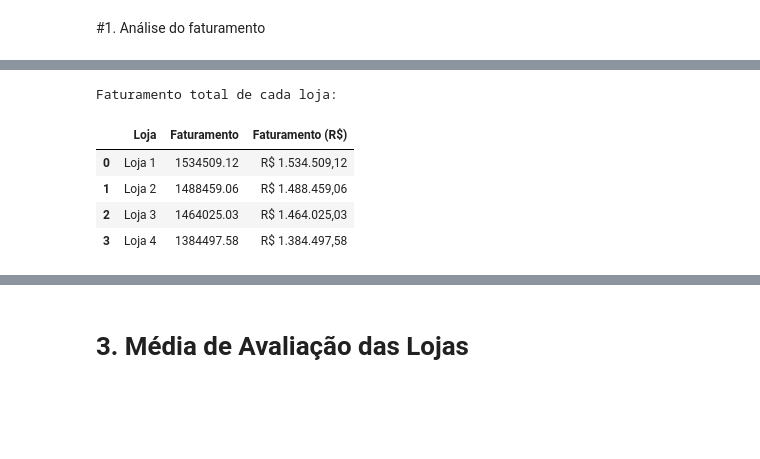
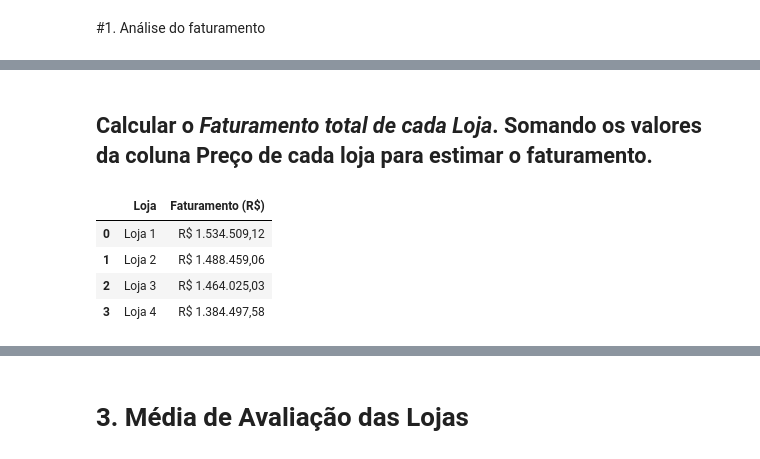
Before and after one commit to Mega-737/Amigo-Secreto-Challenge-, a Jupyter notebook: AluraStoreBr.ipynb, the cells around one changed output, grey strips where cells are left out. Saved outputs shown, nothing was run; the diff lists cells and outputs as text; code cells hidden in the pictures; blank space fills up the shorter version.

```diff
--- a/AluraStoreBr.ipynb
+++ b/AluraStoreBr.ipynb
@@ -30,3 +28,5 @@ loja.head()
+# %% [markdown]
+## Calcular o *Faturamento total de cada Loja*.                               Somando os valores da coluna Preço de cada loja para estimar o faturamento.
 # %%
 # Importando bibliotecas
 import pandas as pd
@@ -54,11 +56,0 @@ df_faturamento['Faturamento (R$)'] = df_faturamento['Faturamento'].apply(lambda
-# %%
- # Exibindo a tabela
-print("Faturamento total de cada loja:")
-display(df_faturamento)
-# %% [output]
-Faturamento total de cada loja:
-|  | Loja | Faturamento | Faturamento (R$) |
-| 0 | Loja 1 | 1534509.12 | R$ 1.534.509,12 |
-| 1 | Loja 2 | 1488459.06 | R$ 1.488.459,06 |
-| 2 | Loja 3 | 1464025.03 | R$ 1.464.025,03 |
-| 3 | Loja 4 | 1384497.58 | R$ 1.384.497,58 |
@@ -68,0 +57,9 @@ df_faturamento
+# %%
+# Exibindo apenas com valor formatado
+df_faturamento[['Loja', 'Faturamento (R$)']]
+# %% [output]
+|  | Loja | Faturamento (R$) |
+| 0 | Loja 1 | R$ 1.534.509,12 |
+| 1 | Loja 2 | R$ 1.488.459,06 |
+| 2 | Loja 3 | R$ 1.464.025,03 |
+| 3 | Loja 4 | R$ 1.384.497,58 |
```
Also changed, not shown: parts of 14 cells of this notebook.
